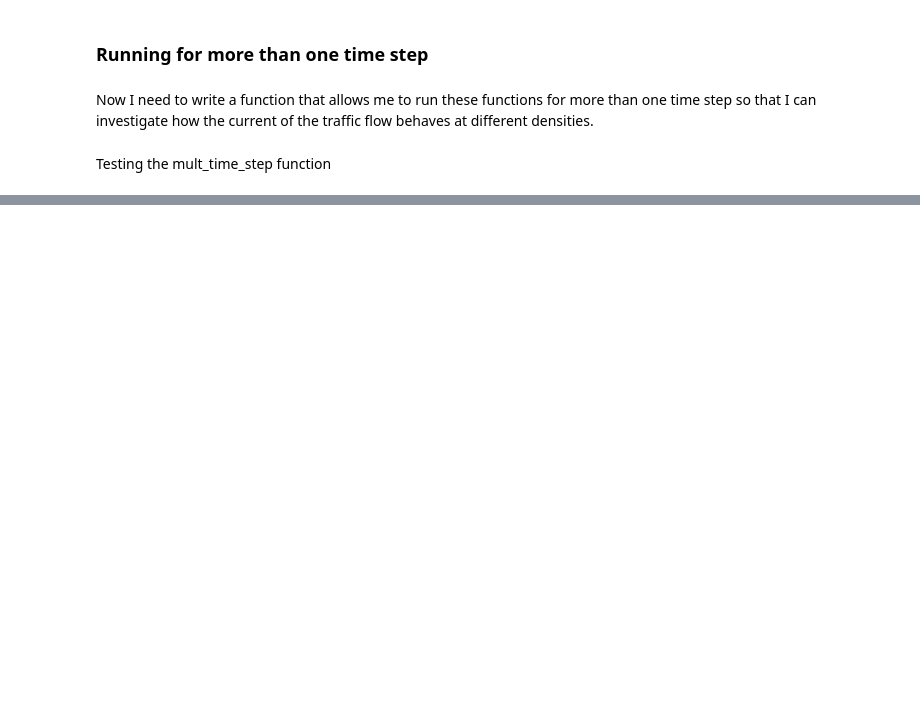
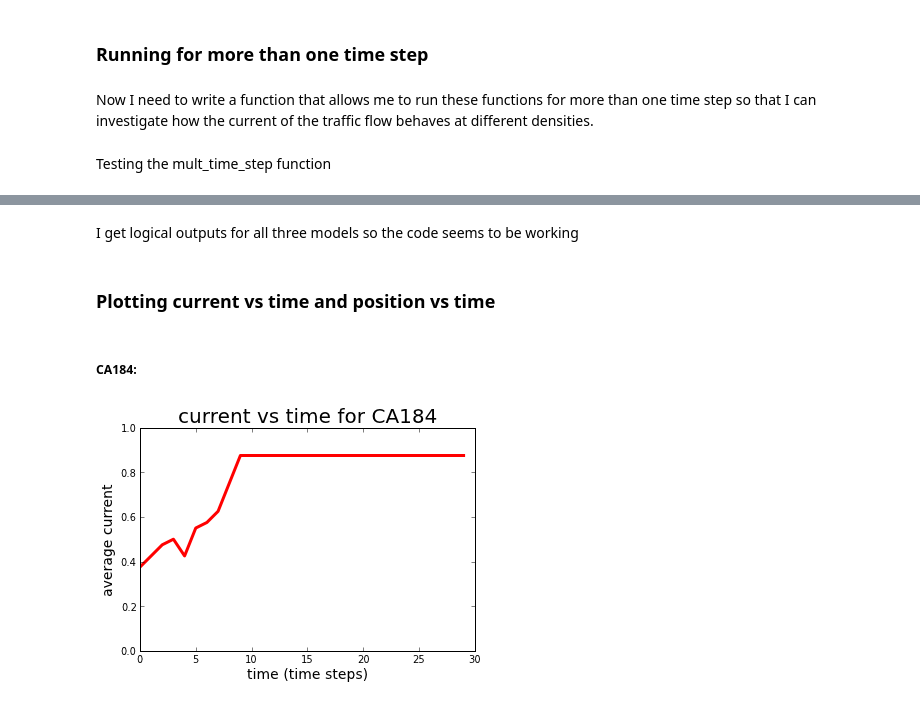
Before and after one commit to bcoit/Phys202-S13, a Jupyter notebook: Project/TrafficFlow.ipynb, the cells around one changed output, grey strips where cells are left out. Saved outputs shown, nothing was run; the diff lists cells and outputs as text; code cells hidden in the pictures; blank space fills up the shorter version.

```diff
--- a/Project/TrafficFlow.ipynb
+++ b/Project/TrafficFlow.ipynb
@@ -208,16 +211,32 @@ Now I need to write a function that allows me to run these functions for more th
 # %%
 def mult_time_steps(N,method,L,cars,v_max,p):
     road, x, v = create_road(L, cars, v_max)
+    pos = np.zeros((N, len(x)), int)
+    vel = np.zeros(N)
+    density = cars/float(L)
+    v_avg = np.zeros(N)
+    current = np.zeros(N)
     if method == CA184:
         for i in range(N):
-            CA184(x,v,road,v_max)
+            x, v = CA184(x,v,road,v_max)
+            pos[i] = x
+            v_avg[i] = average(v)
+            current[i] = density * v_avg[i]
+
     if method == STCA:
         for i in range(N):
-            STCA(x, v, road, v_max, p)
+            x, v = STCA(x, v, road, v_max, p)
+            pos[i] = x
+            v_avg[i] = average(v)
+            current[i] = density * v_avg[i]
+
     if method == ASEP:
         for i in range(N):
-            ASEP(x, v, road, v_max)
+            x, v = ASEP(x, v, road, v_max)
+            pos[i] = x
+            v_avg[i] = average(v)
+            current[i] = density * v_avg[i]
 
-    return x, v
+    return density, pos, v_avg, current
 # %% [markdown]
 Testing the mult_time_step function
@@ -244,0 +298,24 @@ mult_time_steps(10,ASEP,x5,v5,road5,v_max5,0)
+# %% [markdown]
+I get logical outputs for all three models so the code seems to be working
+# %% [markdown]
+### Plotting current vs time and position vs time
+# %% [markdown]
+##### CA184:
+# %%
+
+L = 40
+cars = 5
+v_max = 10
+p = 0
+N = 30
+density184, pos184, v_avg184, current184 = mult_time_steps(N,CA184,L,cars,v_max,p)
+# %%
+t = arange(0,N)
+plot(t,current184,linewidth = 3, color = 'red')
+ylim(0,1)
+ylabel("average current", fontsize = 14)
+xlabel("time (time steps)", fontsize = 14)
+title("current vs time for CA184", fontsize = 20)
+show()
+# %% [output]
+[figure, added]
```
Also changed, not shown: parts of 38 cells of this notebook, 5 other files.
